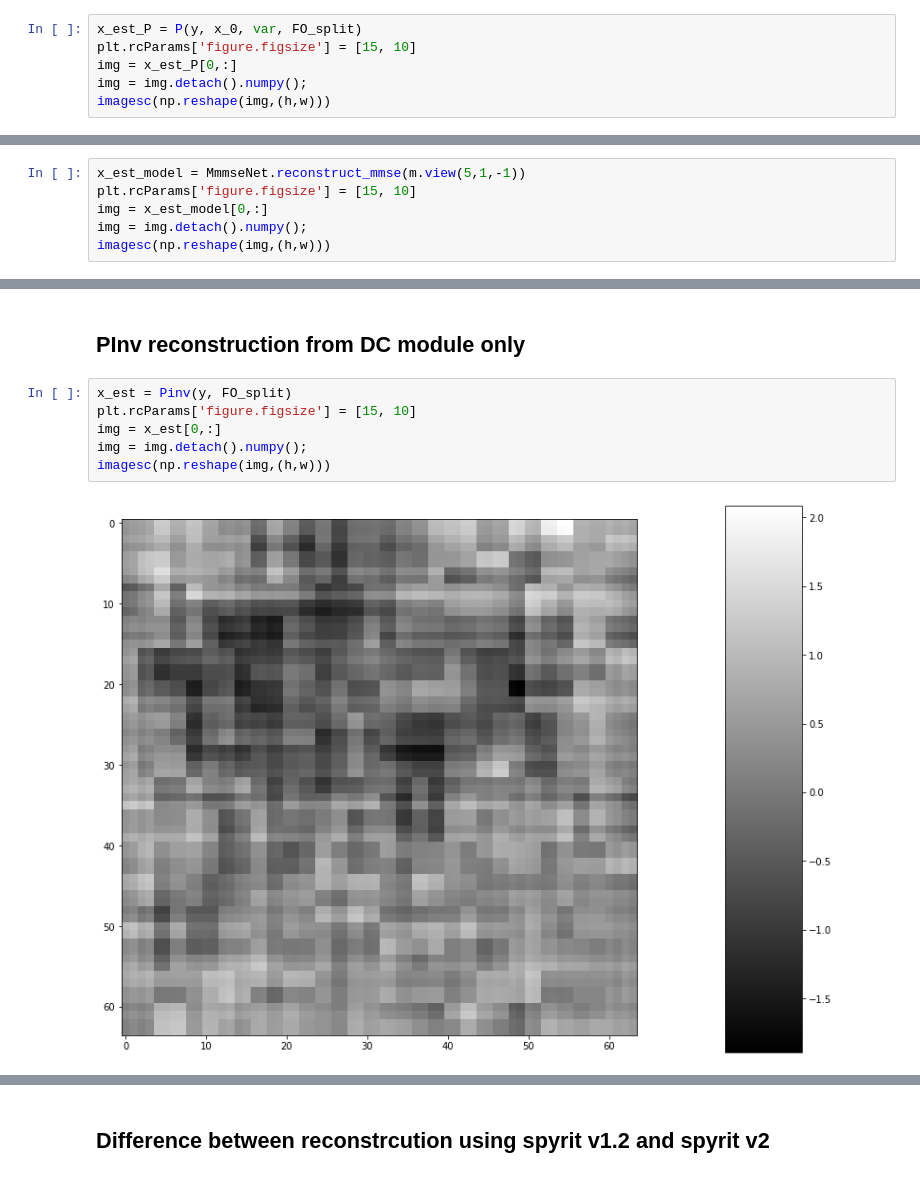
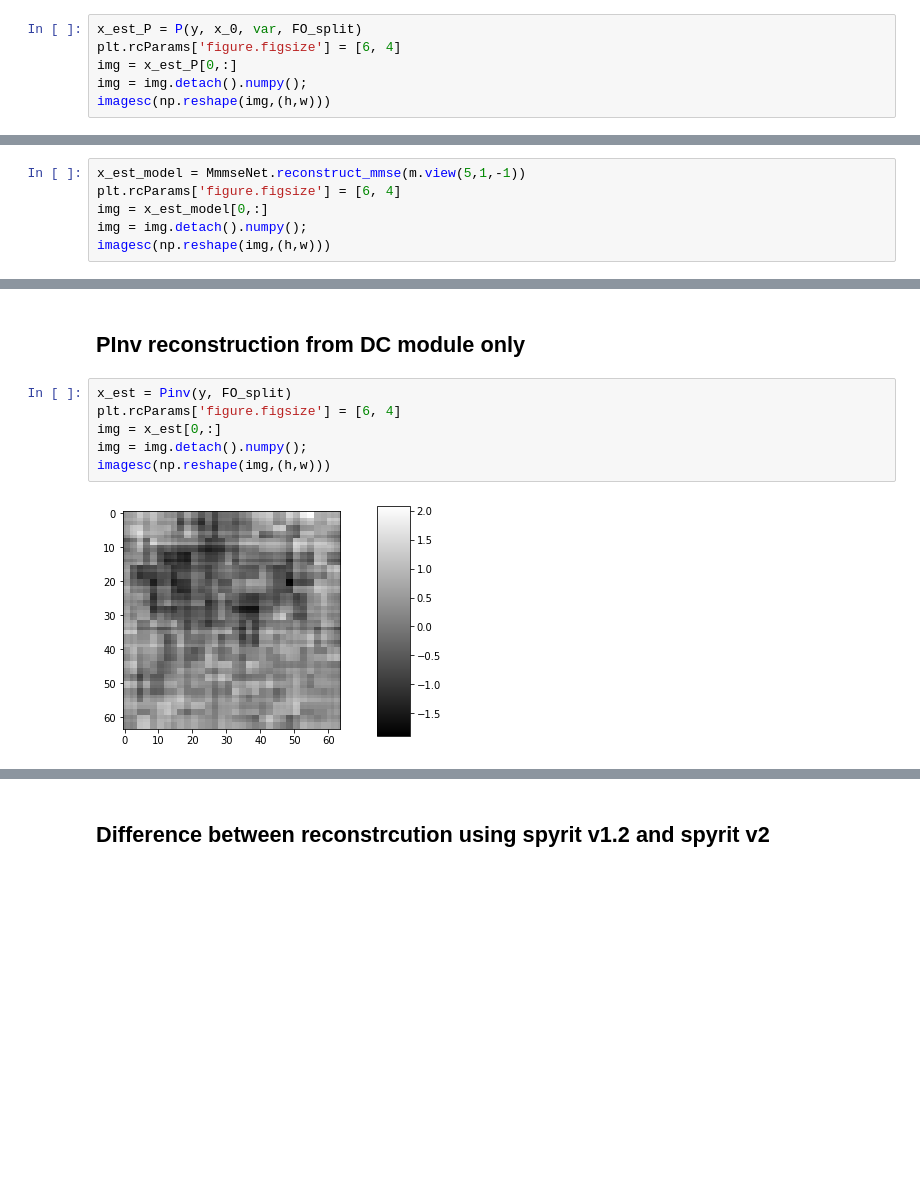
Before and after one commit to openspyrit/spyrit-examples, a Jupyter notebook: Debug_version_2/generalised_orthogonal_debug.ipynb, the cells around one changed output, grey strips where cells are left out. Saved outputs shown, nothing was run; the diff lists cells and outputs as text; blank space fills up the shorter version.

```diff
--- a/Debug_version_2/generalised_orthogonal_debug.ipynb
+++ b/Debug_version_2/generalised_orthogonal_debug.ipynb
@@ -100,7 +100,7 @@ var = SPP.sigma(m)
 ## MMSE reconstruction from DC module only
 # %%
 x_est_P = P(y, x_0, var, FO_split)
-plt.rcParams['figure.figsize'] = [15, 10]
+plt.rcParams['figure.figsize'] = [6, 4]
 img = x_est_P[0,:]
 img = img.detach().numpy();
 imagesc(np.reshape(img,(h,w)))
@@ -110,7 +110,7 @@ imagesc(np.reshape(img,(h,w)))
 ## MMSE reconstruction from full Network
 # %%
 x_est_model = MmmseNet.reconstruct_mmse(m.view(5,1,-1))
-plt.rcParams['figure.figsize'] = [15, 10]
+plt.rcParams['figure.figsize'] = [6, 4]
 img = x_est_model[0,:]
 img = img.detach().numpy();
 imagesc(np.reshape(img,(h,w)))
@@ -120,10 +126,10 @@ imagesc(np.reshape(img,(h,w)))
 ## PInv reconstruction from DC module only
 # %%
 x_est = Pinv(y, FO_split)
-plt.rcParams['figure.figsize'] = [15, 10]
+plt.rcParams['figure.figsize'] = [6, 4]
 img = x_est[0,:]
 img = img.detach().numpy();
 imagesc(np.reshape(img,(h,w)))
 # %% [output]
-[figure, old version]
+[figure, new version]
 # %%
```
Also changed, not shown: parts of 11 cells of this notebook.
